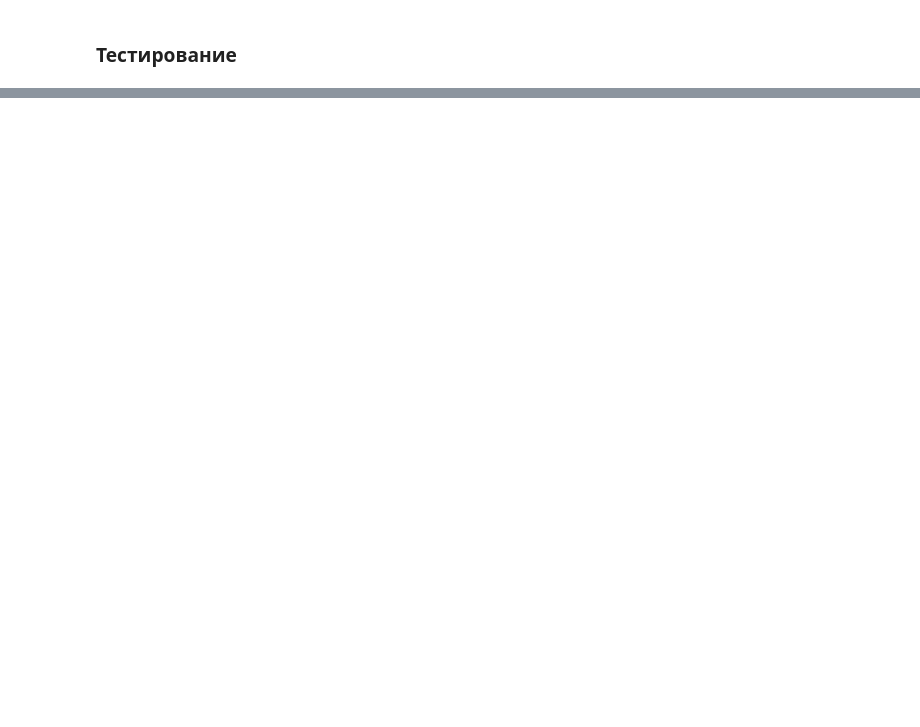
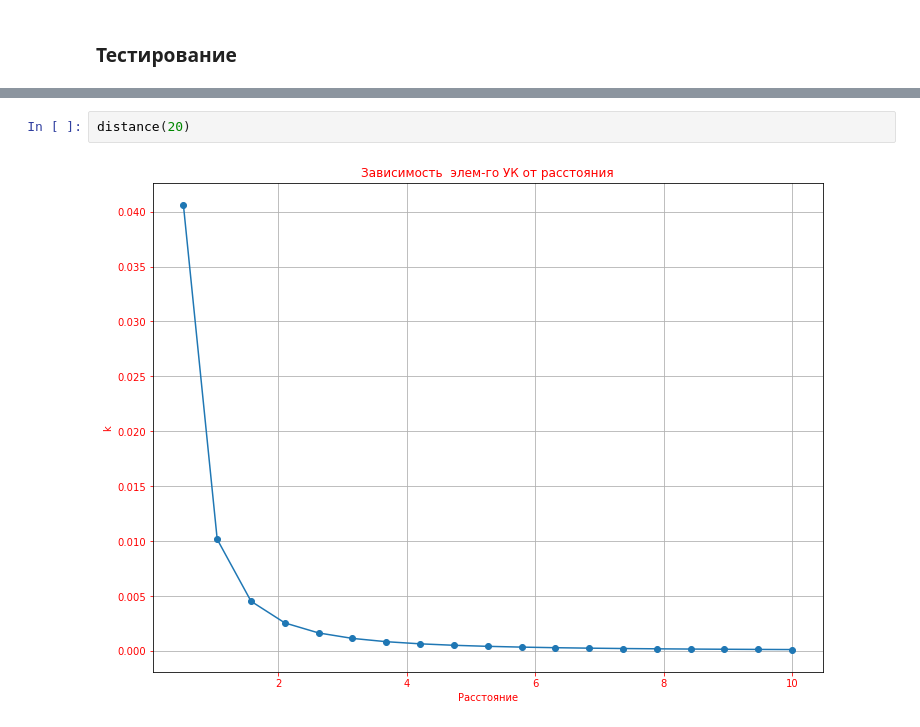
Before and after one commit to eprush/MethodOfAngularCoefficients, a Jupyter notebook: rectangular.ipynb, the cells around one changed output, grey strips where cells are left out. Drawn from its saved outputs; the diff is of its cells as text; blank space fills up the shorter version.

```diff
--- a/rectangular.ipynb
+++ b/rectangular.ipynb
@@ -170,0 +235,4 @@ test_1(c)
+# %%
+distance(20)
+# %% [output]
+[figure, added]
```
Also changed, not shown: parts of 12 cells of this notebook, 2 other files.
